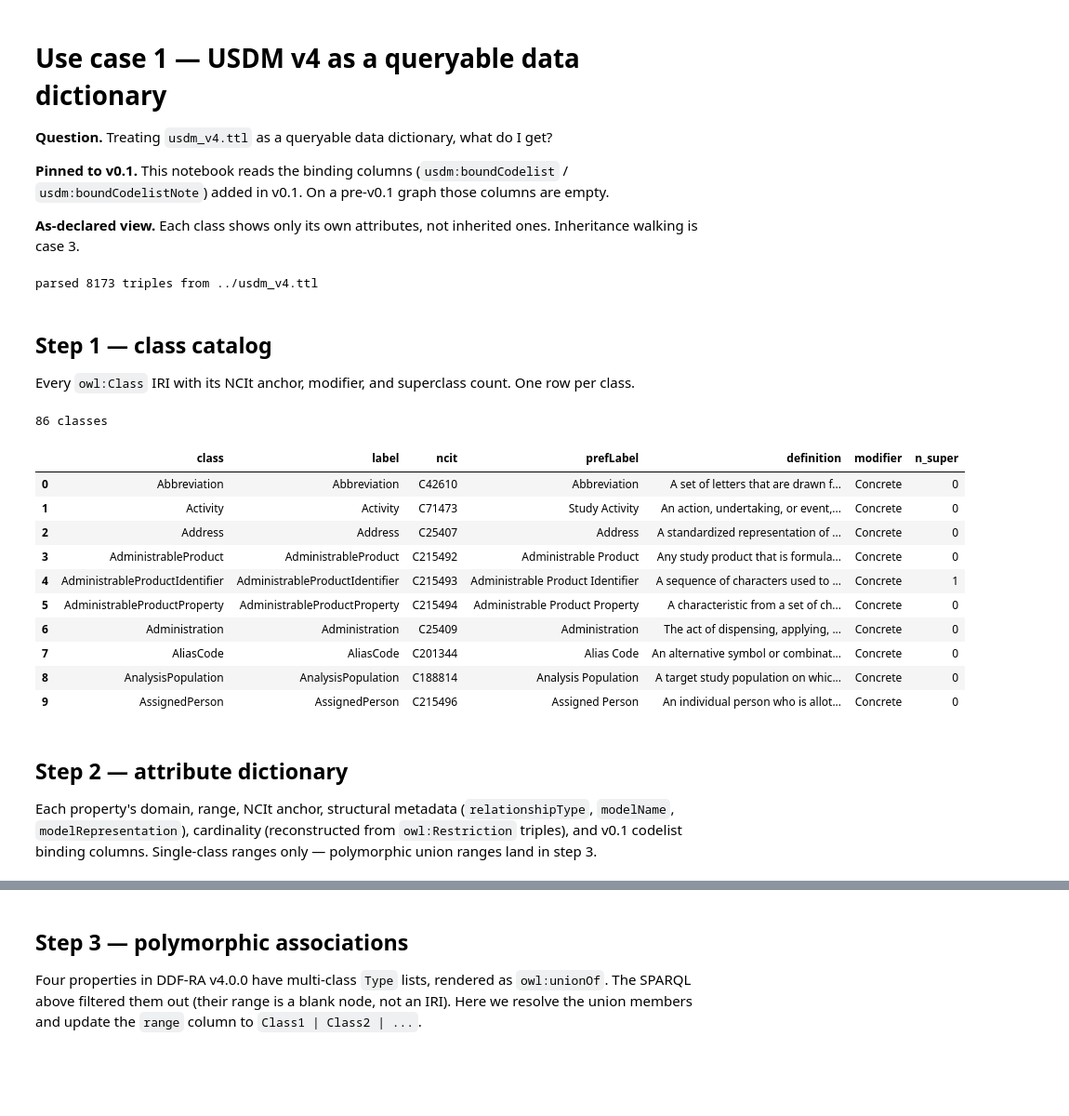
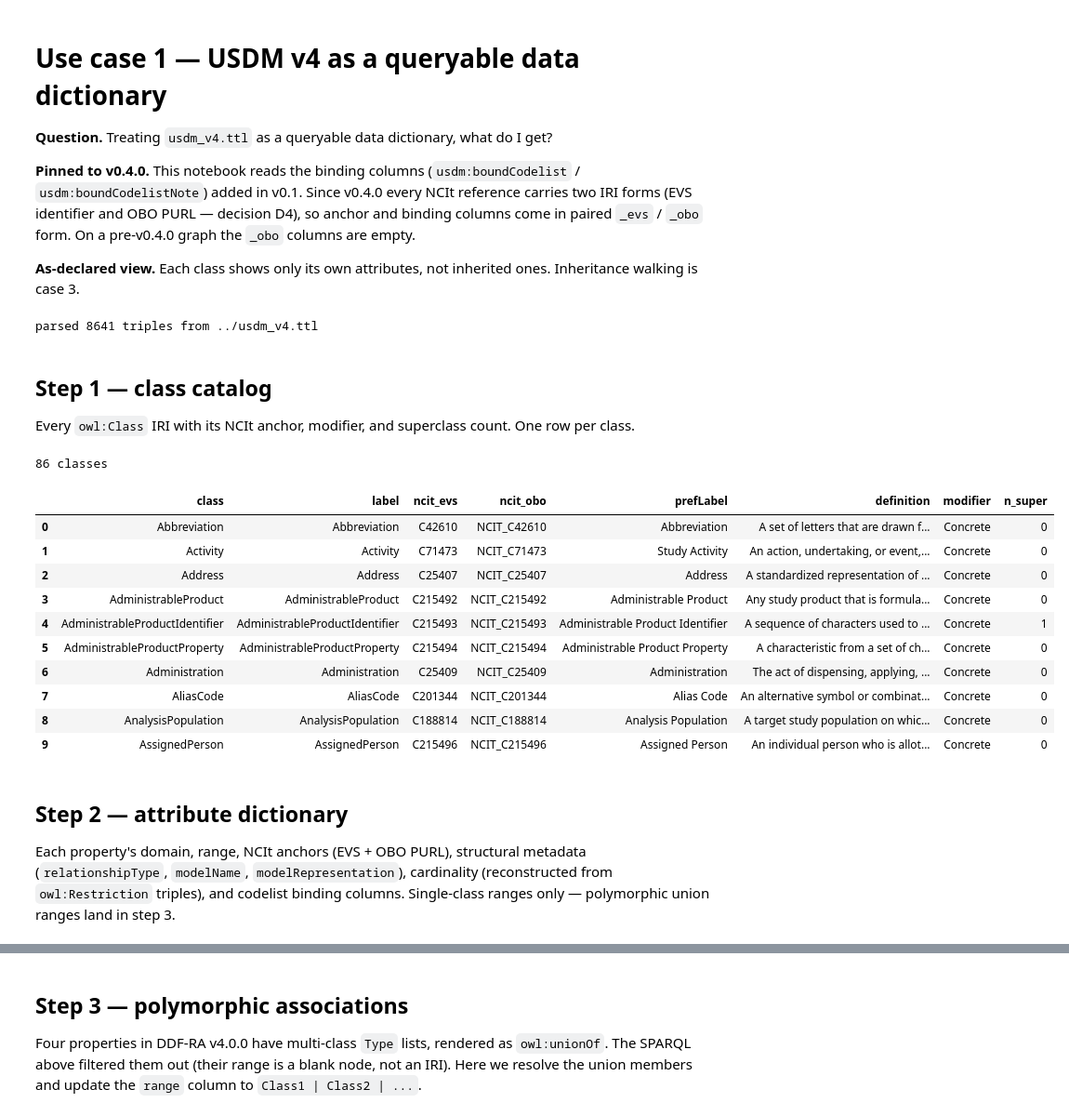
Before and after one commit to kerfors/usdm-rdf, a Jupyter notebook: examples/01_model_navigation.ipynb, the cells around one changed output, grey strips where cells are left out. Shown at 93% size. Cells and saved outputs as stored; diff of their text form; code cells hidden in the pictures; blank space fills up the shorter version.

```diff
--- a/examples/01_model_navigation.ipynb
+++ b/examples/01_model_navigation.ipynb
@@ -4,9 +4,11 @@
 **Question.** Treating `usdm_v4.ttl` as a queryable data dictionary, what
 do I get?
 
-**Pinned to v0.1.** This notebook reads the binding columns
-(`usdm:boundCodelist` / `usdm:boundCodelistNote`) added in v0.1. On a
-pre-v0.1 graph those columns are empty.
+**Pinned to v0.4.0.** This notebook reads the binding columns
+(`usdm:boundCodelist` / `usdm:boundCodelistNote`) added in v0.1. Since
+v0.4.0 every NCIt reference carries two IRI forms (EVS identifier and
+OBO PURL — decision D4), so anchor and binding columns come in paired
+`_evs` / `_obo` form. On a pre-v0.4.0 graph the `_obo` columns are empty.
 
 **As-declared view.** Each class shows only its own attributes, not
 inherited ones. Inheritance walking is case 3.
@@ -16,7 +18,7 @@ import pandas as pd
 from pathlib import Path
 
 TTL_PATH = "../usdm_v4.ttl"
-EXPECTED_BASELINE = 8184
+EXPECTED_BASELINE = 8641
 
 if not Path(TTL_PATH).exists():
     raise FileNotFoundError(
@@ -28,8 +30,8 @@ g.parse(TTL_PATH, format="turtle")
 n_triples = len(g)
 print(f"parsed {n_triples} triples from {TTL_PATH}")
 if n_triples != EXPECTED_BASELINE:
-    print(f"  note: triple count differs from v0.1 baseline ({EXPECTED_BASELINE})"
-          " — likely a DDF-RA tag bump; this notebook is pinned to v0.1 binding shape")
+    print(f"  note: triple count differs from v0.4.0 baseline ({EXPECTED_BASELINE})"
+          " — likely a DDF-RA tag bump; this notebook is pinned to v0.4.0 anchor shape")
 
 def short(uri):
     """Last path segment, fragment-aware (handles NCIt #Cxxx, XSD #string, USDM /Class)."""
@@ -40,7 +42,7 @@ def short(uri):
         return s.split("#")[-1]
     return s.split("/")[-1]
 # %% [output]
-parsed 8173 triples from ../usdm_v4.ttl
+parsed 8641 triples from ../usdm_v4.ttl
 # %% [markdown]
 ## Step 1 — class catalog
 
@@ -52,54 +54,62 @@ PREFIX owl: <http://www.w3.org/2002/07/owl#>
 PREFIX rdfs: <http://www.w3.org/2000/01/rdf-schema#>
 PREFIX skos: <http://www.w3.org/2004/02/skos/core#>
 PREFIX usdm: <https://w3id.org/cdisc/usdm/v4/>
 
-SELECT ?cls ?label ?ncit ?prefLabel ?definition ?modifier (COUNT(?super) AS ?n_super)
+SELECT ?cls ?label ?ncit_evs ?ncit_obo ?prefLabel ?definition ?modifier (COUNT(?super) AS ?n_super)
 WHERE {
   ?cls a owl:Class ; rdfs:label ?label .
   FILTER(isIRI(?cls))
-  OPTIONAL { ?cls skos:exactMatch ?ncit }
+  OPTIONAL {
+    ?cls skos:exactMatch ?ncit_evs .
+    FILTER(STRSTARTS(STR(?ncit_evs), "http://ncicb.nci.nih.gov/xml/owl/EVS/Thesaurus.owl#"))
+  }
+  OPTIONAL {
+    ?cls skos:exactMatch ?ncit_obo .
+    FILTER(STRSTARTS(STR(?ncit_obo), "http://purl.obolibrary.org/obo/NCIT_"))
+  }
   OPTIONAL { ?cls skos:prefLabel ?prefLabel }
   OPTIONAL { ?cls skos:definition ?definition }
   OPTIONAL { ?cls usdm:modifier ?modifier }
   OPTIONAL { ?cls rdfs:subClassOf ?super . FILTER(isIRI(?super)) }
 }
-GROUP BY ?cls ?label ?ncit ?prefLabel ?definition ?modifier
+GROUP BY ?cls ?label ?ncit_evs ?ncit_obo ?prefLabel ?definition ?modifier
 ORDER BY ?label
 """
 
 rows = []
 for r in g.query(CLASS_SPARQL):
     rows.append({
         "class":      short(r["cls"]),
         "label":      str(r["label"]),
-        "ncit":       short(r["ncit"]),
+        "ncit_evs":   short(r["ncit_evs"]),
+        "ncit_obo":   short(r["ncit_obo"]),
         "prefLabel":  str(r["prefLabel"]) if r["prefLabel"] else None,
         "definition": str(r["definition"]) if r["definition"] else None,
         "modifier":   str(r["modifier"]) if r["modifier"] else None,
         "n_super":    int(r["n_super"]),
     })
 classes_df = pd.DataFrame(rows)
 print(f"{len(classes_df)} classes")
 classes_df.head(10)
 # %% [output]
 86 classes
-|  | class | label | ncit | prefLabel | definition | modifier | n_super |
-| 0 | Abbreviation | Abbreviation | C42610 | Abbreviation | A set of letters that are drawn f... | Concrete | 0 |
-| 1 | Activity | Activity | C71473 | Study Activity | An action, undertaking, or event,... | Concrete | 0 |
-| 2 | Address | Address | C25407 | Address | A standardized representation of ... | Concrete | 0 |
-| 3 | AdministrableProduct | AdministrableProduct | C215492 | Administrable Product | Any study product that is formula... | Concrete | 0 |
-| 4 | AdministrableProductIdentifier | AdministrableProductIdentifier | C215493 | Administrable Product Identifier | A sequence of characters used to ... | Concrete | 1 |
-| 5 | AdministrableProductProperty | AdministrableProductProperty | C215494 | Administrable Product Property | A characteristic from a set of ch... | Concrete | 0 |
-| 6 | Administration | Administration | C25409 | Administration | The act of dispensing, applying, ... | Concrete | 0 |
-| 7 | AliasCode | AliasCode | C201344 | Alias Code | An alternative symbol or combinat... | Concrete | 0 |
-| 8 | AnalysisPopulation | AnalysisPopulation | C188814 | Analysis Population | A target study population on whic... | Concrete | 0 |
-| 9 | AssignedPerson | AssignedPerson | C215496 | Assigned Person | An individual person who is allot... | Concrete | 0 |
+|  | class | label | ncit_evs | ncit_obo | prefLabel | definition | modifier | n_super |
+| 0 | Abbreviation | Abbreviation | C42610 | NCIT_C42610 | Abbreviation | A set of letters that are drawn f... | Concrete | 0 |
+| 1 | Activity | Activity | C71473 | NCIT_C71473 | Study Activity | An action, undertaking, or event,... | Concrete | 0 |
+| 2 | Address | Address | C25407 | NCIT_C25407 | Address | A standardized representation of ... | Concrete | 0 |
+| 3 | AdministrableProduct | AdministrableProduct | C215492 | NCIT_C215492 | Administrable Product | Any study product that is formula... | Concrete | 0 |
+| 4 | AdministrableProductIdentifier | AdministrableProductIdentifier | C215493 | NCIT_C215493 | Administrable Product Identifier | A sequence of characters used to ... | Concrete | 1 |
+| 5 | AdministrableProductProperty | AdministrableProductProperty | C215494 | NCIT_C215494 | Administrable Product Property | A characteristic from a set of ch... | Concrete | 0 |
+| 6 | Administration | Administration | C25409 | NCIT_C25409 | Administration | The act of dispensing, applying, ... | Concrete | 0 |
+| 7 | AliasCode | AliasCode | C201344 | NCIT_C201344 | Alias Code | An alternative symbol or combinat... | Concrete | 0 |
+| 8 | AnalysisPopulation | AnalysisPopulation | C188814 | NCIT_C188814 | Analysis Population | A target study population on whic... | Concrete | 0 |
+| 9 | AssignedPerson | AssignedPerson | C215496 | NCIT_C215496 | Assigned Person | An individual person who is allot... | Concrete | 0 |
 # %% [markdown]
 ## Step 2 — attribute dictionary
 
-Each property's domain, range, NCIt anchor, structural metadata
+Each property's domain, range, NCIt anchors (EVS + OBO PURL), structural metadata
 (`relationshipType`, `modelName`, `modelRepresentation`), cardinality
-(reconstructed from `owl:Restriction` triples), and v0.1 codelist
+(reconstructed from `owl:Restriction` triples), and codelist
 binding columns. Single-class ranges only — polymorphic union ranges
 land in step 3.
 # %%
```
Also changed, not shown: parts of 6 cells of this notebook, 7 other files.
